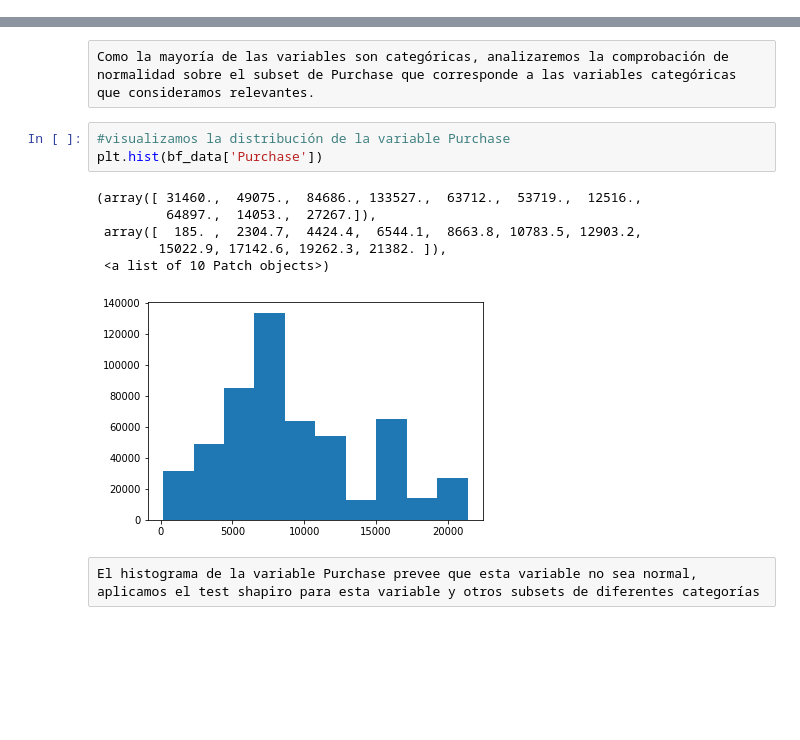
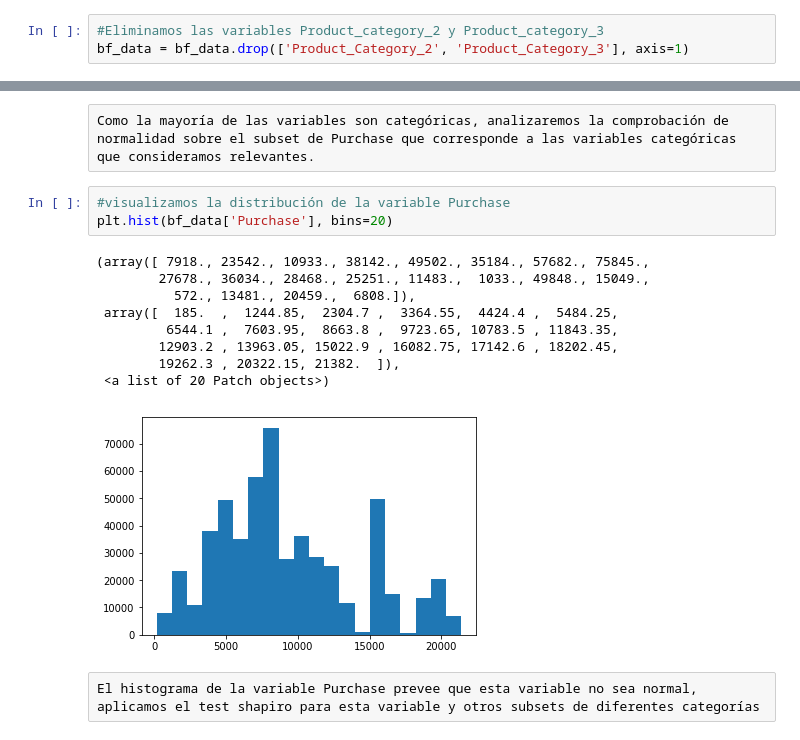
Before and after one commit to aliescont/BlackFriday, a Jupyter notebook: Black_friday_cleaning.ipynb, the cells around one changed output, grey strips where cells are left out. Cells and saved outputs as stored; diff of their text form; blank space fills up the shorter version.

```diff
--- a/Black_friday_cleaning.ipynb
+++ b/Black_friday_cleaning.ipynb
@@ -284,17 +282,23 @@ Observamos que la única variable continua es Purchase. Al utilizar el comando d
+# %%
+#Eliminamos las variables Product_category_2 y Product_category_3
+bf_data = bf_data.drop(['Product_Category_2', 'Product_Category_3'], axis=1)
 # %% [markdown]
 ## Comprobación de la normalidad y homogeneidad de la varianza
 # %% [raw]
 Como la mayoría de las variables son categóricas, analizaremos la comprobación de normalidad sobre el subset de Purchase que corresponde a las variables categóricas que consideramos relevantes.
 # %%
 #visualizamos la distribución de la variable Purchase
-plt.hist(bf_data['Purchase'])
+plt.hist(bf_data['Purchase'], bins=20)
 # %% [output]
-(array([ 31460.,  49075.,  84686., 133527.,  63712.,  53719.,  12516.,
-         64897.,  14053.,  27267.]),
- array([  185. ,  2304.7,  4424.4,  6544.1,  8663.8, 10783.5, 12903.2,
-        15022.9, 17142.6, 19262.3, 21382. ]),
- <a list of 10 Patch objects>)
+(array([ 7918., 23542., 10933., 38142., 49502., 35184., 57682., 75845.,
+        27678., 36034., 28468., 25251., 11483.,  1033., 49848., 15049.,
+          572., 13481., 20459.,  6808.]),
+ array([  185.  ,  1244.85,  2304.7 ,  3364.55,  4424.4 ,  5484.25,
+         6544.1 ,  7603.95,  8663.8 ,  9723.65, 10783.5 , 11843.35,
+        12903.2 , 13963.05, 15022.9 , 16082.75, 17142.6 , 18202.45,
+        19262.3 , 20322.15, 21382.  ]),
+ <a list of 20 Patch objects>)
-[figure, old version]
+[figure, new version]
 # %% [raw]
 El histograma de la variable Purchase prevee que esta variable no sea normal, aplicamos el test shapiro para esta variable y otros subsets de diferentes categorías
 # %%
```
Also changed, not shown: parts of 12 cells of this notebook.
